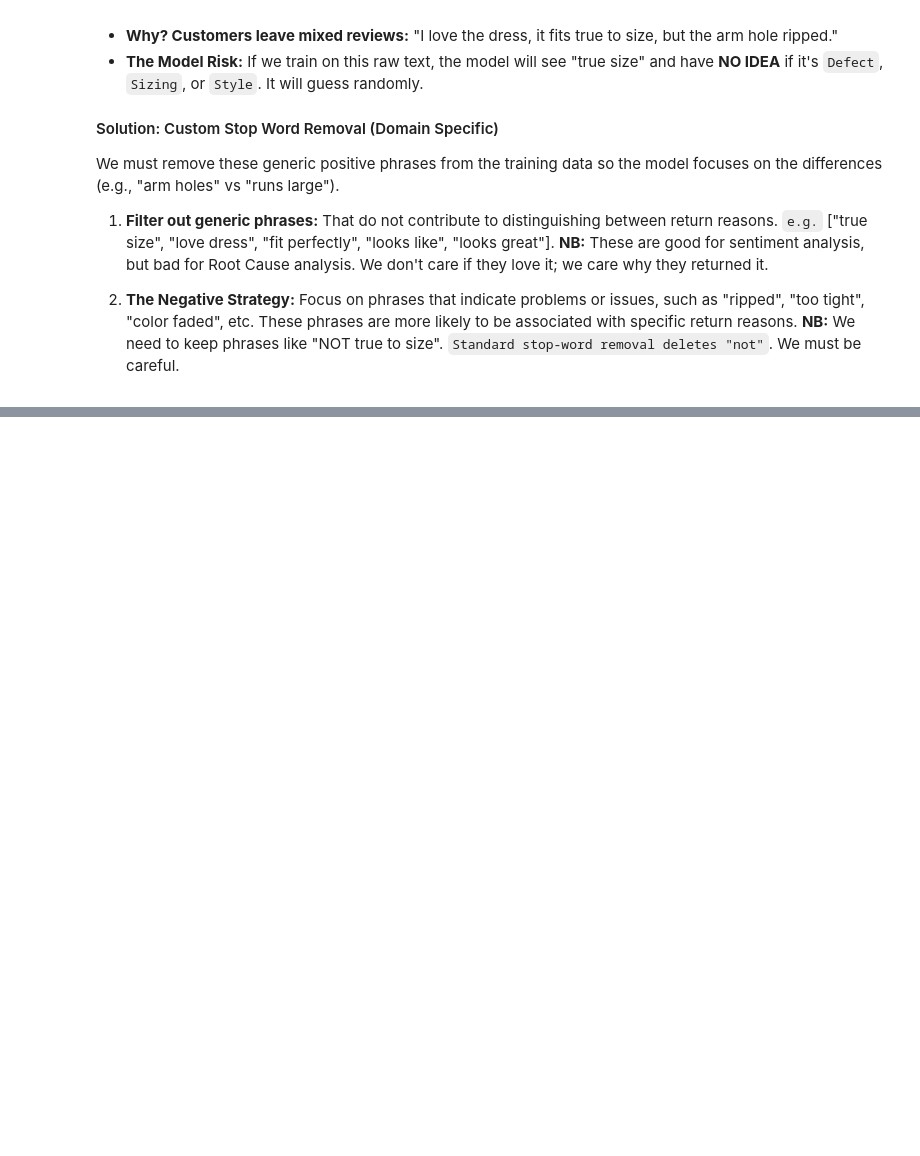
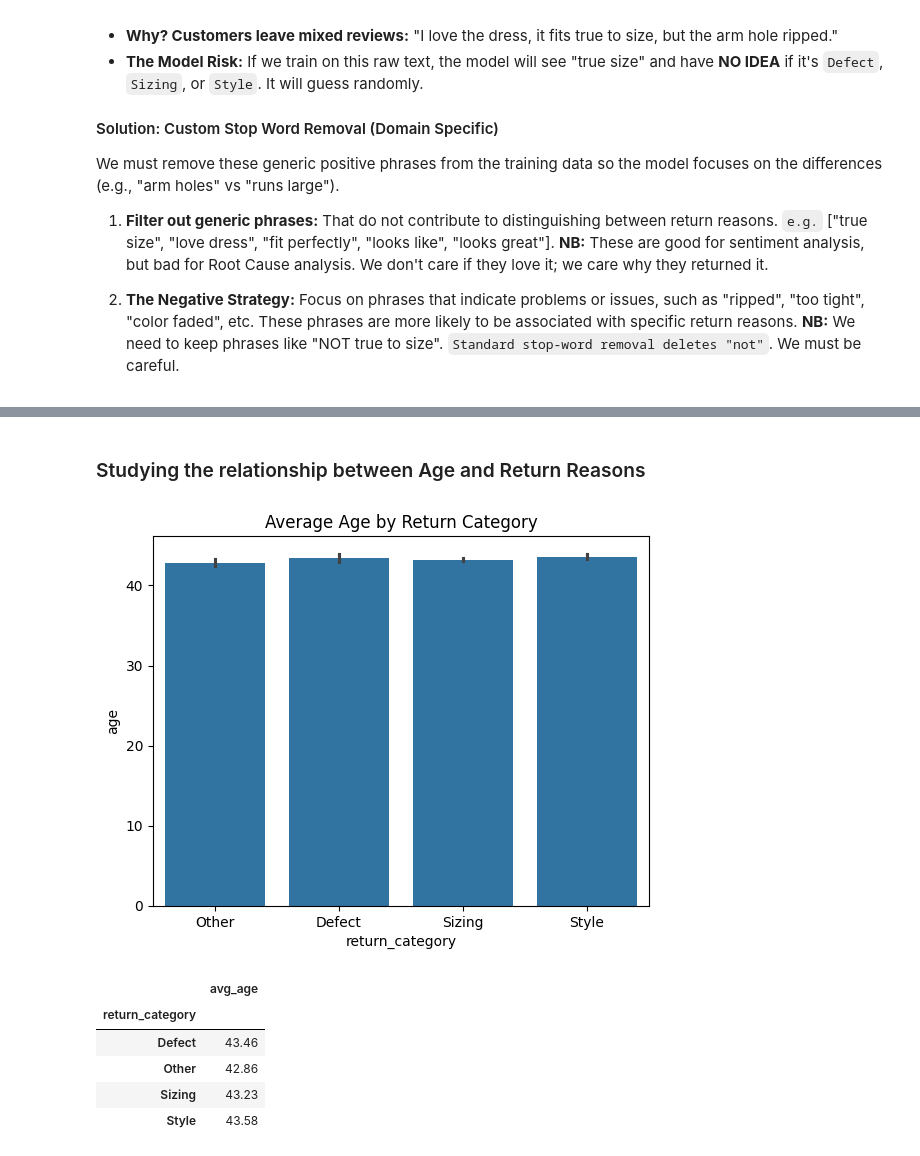
Before and after one commit to GFFB0314/ReturnX-Intelligent-Returns-Classifier, a Jupyter notebook: notebooks/02_eda.ipynb, the cells around one changed output, grey strips where cells are left out. Drawn from its saved outputs; the diff is of its cells as text; code cells hidden in the pictures; blank space fills up the shorter version.

```diff
--- a/notebooks/02_eda.ipynb
+++ b/notebooks/02_eda.ipynb
@@ -198,0 +301,17 @@ We must remove these generic positive phrases from the training data so the mode
+# %% [markdown]
+### Studying the relationship between Age and Return Reasons
+# %%
+sns.barplot(x="return_category", y="age", data=df)
+plt.title("Average Age by Return Category")
+plt.show()
+
+grouped_age = np.round(df.groupby("return_category")["age"].agg(avg_age="mean"), 2)
+display(grouped_age)
+# %% [output]
+[figure, added]
+|  | avg_age |
+| return_category |  |
+| Defect | 43.46 |
+| Other | 42.86 |
+| Sizing | 43.23 |
+| Style | 43.58 |
```
Also changed, not shown: parts of 20 cells of this notebook, 2 other files.
